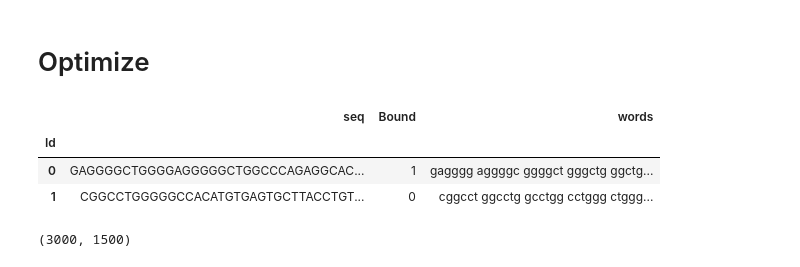
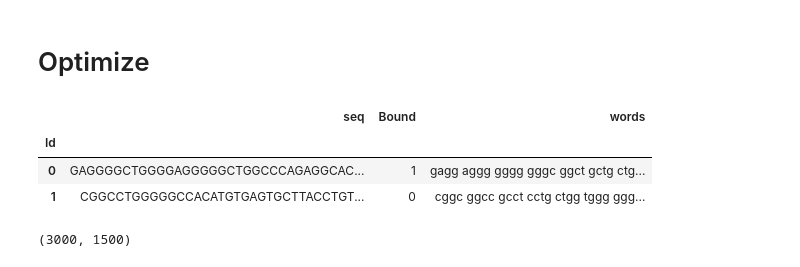
Before and after one commit to IsraelAbebe/kernel-ammi-kaggle-Team-IS, a Jupyter notebook: israel/logisticregression.ipynb, the cells around one changed output. Drawn from its saved outputs; the diff is of its cells as text; code cells hidden in the pictures.

```diff
--- a/israel/logisticregression.ipynb
+++ b/israel/logisticregression.ipynb
@@ -138,17 +138,17 @@ def cross_validate(x_data,y_data,lr,lamda=0.2,epoch=10,k=4,batch_size=64,decay=1
 # %% [markdown]
 # Optimize
 # %%
-def getKmers(sequence, size=6):
+def getKmers(sequence, size=4):
     return [sequence[x:x+size].lower() for x in range(len(sequence) - size + 1)]
 
 train_data['words'] = train_data.seq.apply(lambda x: ' '.join(getKmers(x)))
 X_test_['words'] = X_test_.seq.apply(lambda x: ' '.join(getKmers(x)))
 train_data.head(2)
 # %% [output]
 |  | seq | Bound | words |
 | Id |  |  |  |
-| 0 | GAGGGGCTGGGGAGGGGGCTGGCCCAGAGGCAC... | 1 | gagggg aggggc ggggct gggctg ggctg... |
-| 1 | CGGCCTGGGGGCCACATGTGAGTGCTTACCTGT... | 0 | cggcct ggcctg gcctgg cctggg ctggg... |
+| 0 | GAGGGGCTGGGGAGGGGGCTGGCCCAGAGGCAC... | 1 | gagg aggg gggg gggc ggct gctg ctg... |
+| 1 | CGGCCTGGGGGCCACATGTGAGTGCTTACCTGT... | 0 | cggc ggcc gcct cctg ctgg tggg ggg... |
 # %%
 from sklearn.feature_extraction.text import CountVectorizer
 
```
Also changed, not shown: parts of 8 cells of this notebook, 2 other files.
